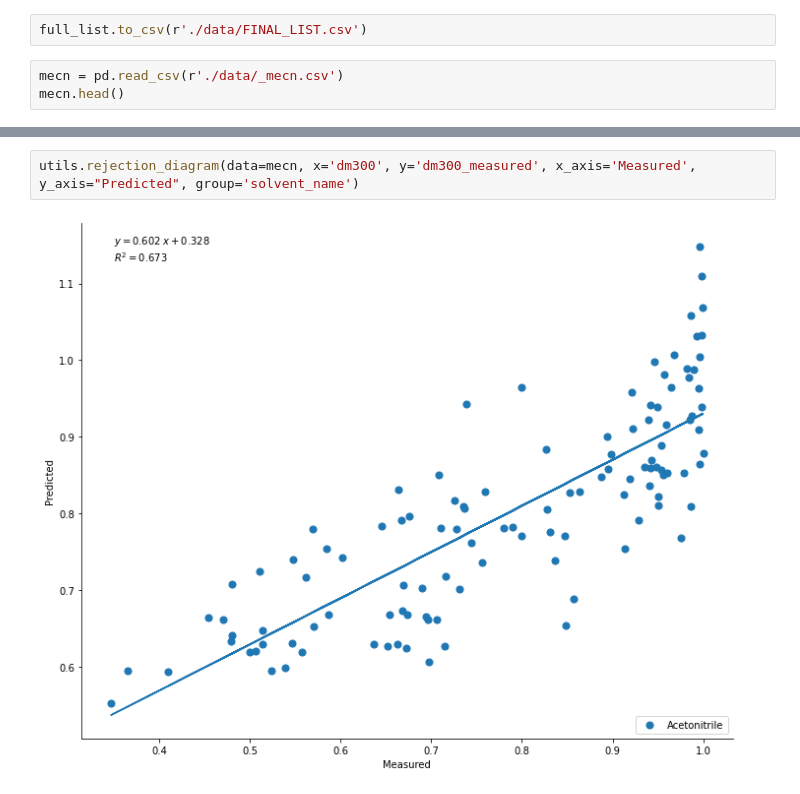
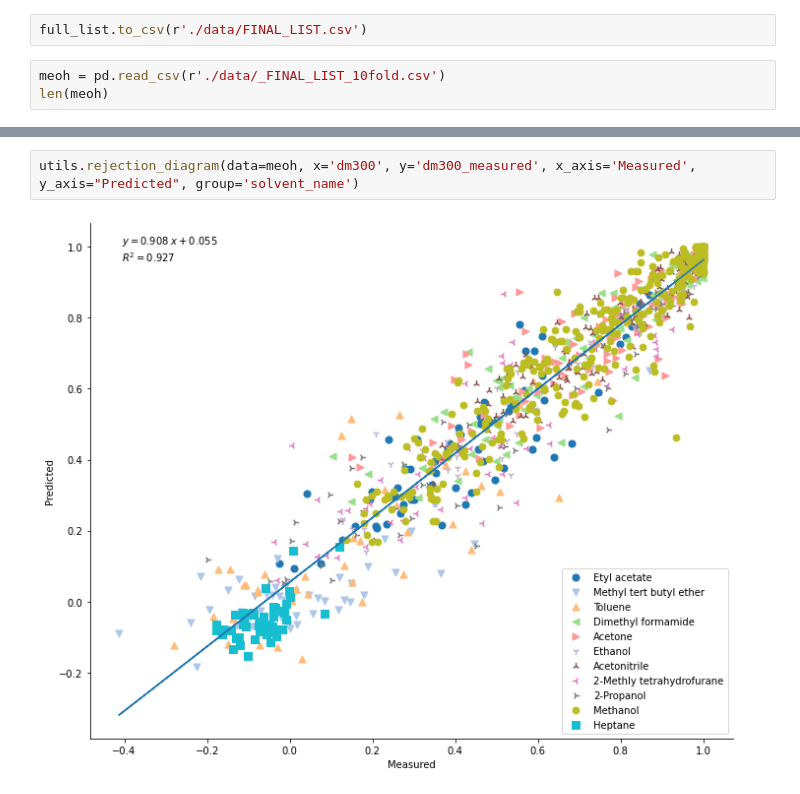
Before and after one commit to ignaczgerg/osn-solvent, a Jupyter notebook: chemprop_removal.ipynb, the cells around one changed output, grey strips where cells are left out. Drawn from its saved outputs; the diff is of its cells as text.

```diff
--- a/chemprop_removal.ipynb
+++ b/chemprop_removal.ipynb
@@ -241,6 +215,6 @@ len(full_list)
 # %%
 full_list.to_csv(r'./data/FINAL_LIST.csv')
 # %%
-mecn = pd.read_csv(r'./data/_mecn.csv')
-mecn.head()
+meoh = pd.read_csv(r'./data/_FINAL_LIST_10fold.csv')
+len(meoh)
 # %% [output]
@@ -253,4 +222,4 @@ mecn.head()
 # %%
-utils.rejection_diagram(data=mecn, x='dm300', y='dm300_measured', x_axis='Measured', y_axis="Predicted", group='solvent_name')
+utils.rejection_diagram(data=meoh, x='dm300', y='dm300_measured', x_axis='Measured', y_axis="Predicted", group='solvent_name')
 # %% [output]
-[figure, old version]
+[figure, new version]
```
Also changed, not shown: parts of 8 cells of this notebook, 35 other files.
